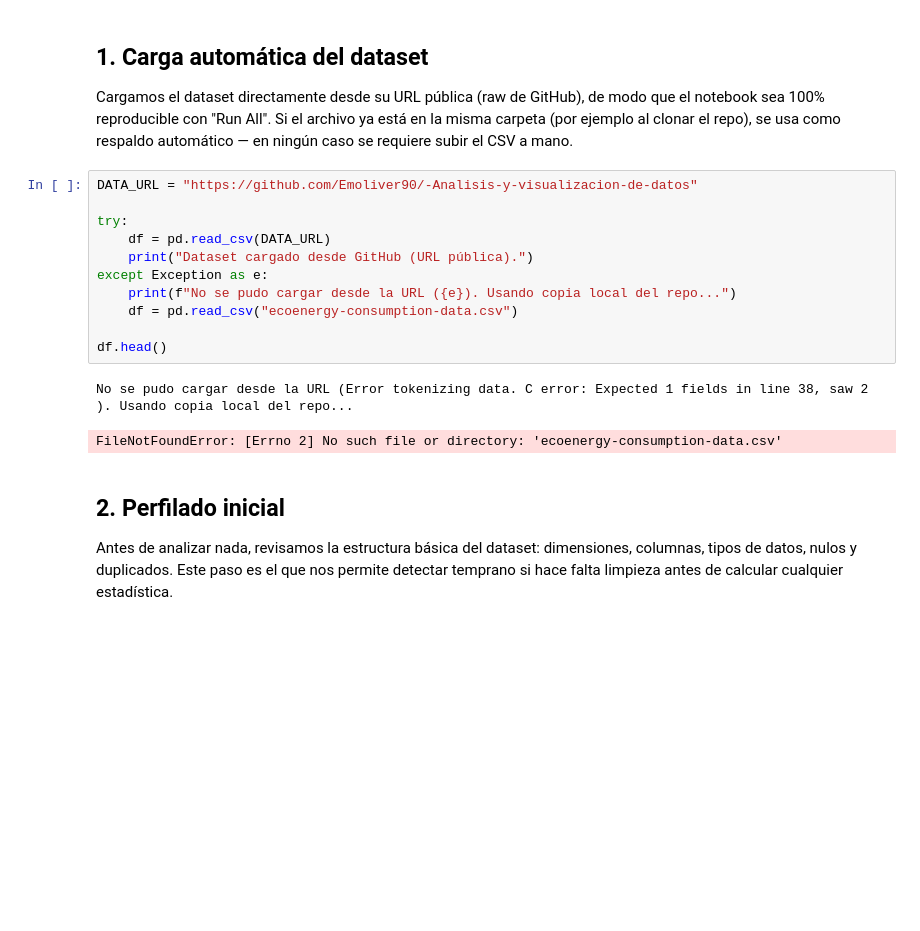
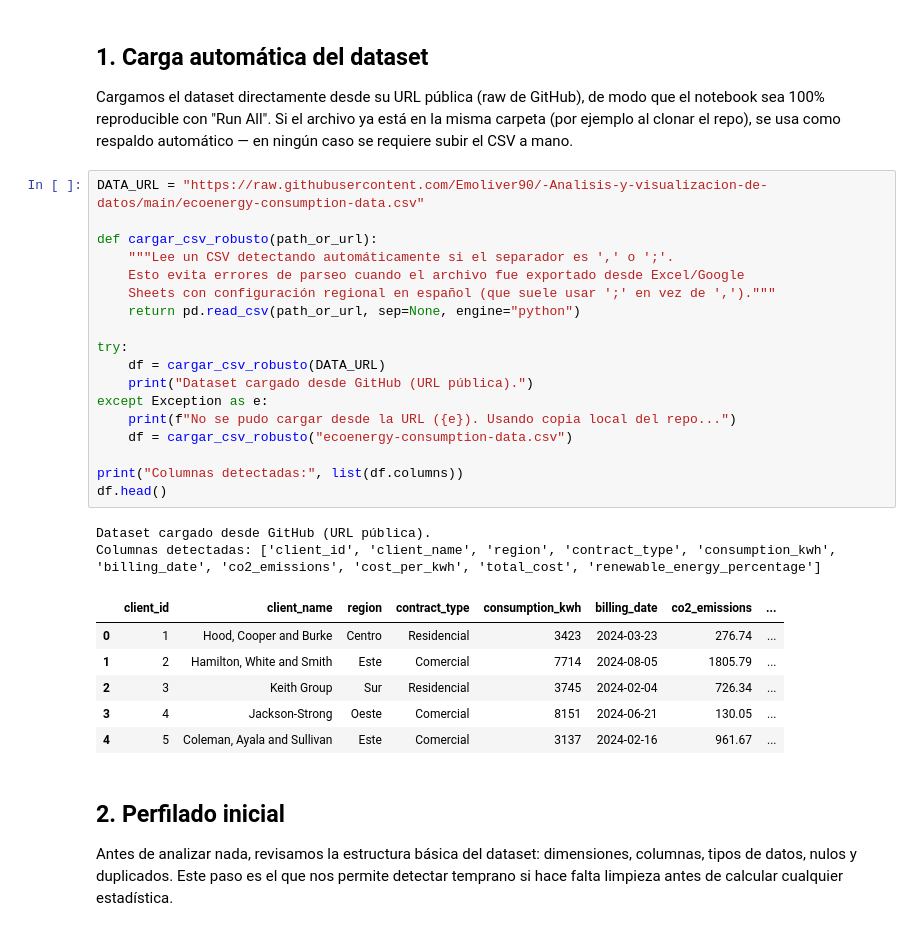
Before and after one commit to Emoliver90/-Analisis-y-visualizacion-de-datos, a Jupyter notebook: EcoEnergy_EDA_final.ipynb, the cells around one changed output. Cells and saved outputs as stored; diff of their text form; blank space fills up the shorter version.

```diff
--- a/EcoEnergy_EDA_final.ipynb
+++ b/EcoEnergy_EDA_final.ipynb
@@ -29,20 +29,32 @@ Cargamos el dataset directamente desde su URL pública (raw de GitHub), de modo
 sea 100% reproducible con "Run All". Si el archivo ya está en la misma carpeta (por ejemplo al
 clonar el repo), se usa como respaldo automático — en ningún caso se requiere subir el CSV a mano.
 # %%
-DATA_URL = "https://github.com/Emoliver90/-Analisis-y-visualizacion-de-datos"
+DATA_URL = "https://raw.githubusercontent.com/Emoliver90/-Analisis-y-visualizacion-de-datos/main/ecoenergy-consumption-data.csv"
+
+def cargar_csv_robusto(path_or_url):
+    """Lee un CSV detectando automáticamente si el separador es ',' o ';'.
+    Esto evita errores de parseo cuando el archivo fue exportado desde Excel/Google
+    Sheets con configuración regional en español (que suele usar ';' en vez de ',')."""
+    return pd.read_csv(path_or_url, sep=None, engine="python")
 
 try:
-    df = pd.read_csv(DATA_URL)
+    df = cargar_csv_robusto(DATA_URL)
     print("Dataset cargado desde GitHub (URL pública).")
 except Exception as e:
     print(f"No se pudo cargar desde la URL ({e}). Usando copia local del repo...")
-    df = pd.read_csv("ecoenergy-consumption-data.csv")
+    df = cargar_csv_robusto("ecoenergy-consumption-data.csv")
 
+print("Columnas detectadas:", list(df.columns))
 df.head()
 # %% [output]
-No se pudo cargar desde la URL (Error tokenizing data. C error: Expected 1 fields in line 38, saw 2
-). Usando copia local del repo...
+Dataset cargado desde GitHub (URL pública).
+Columnas detectadas: ['client_id', 'client_name', 'region', 'contract_type', 'consumption_kwh', 'billing_date', 'co2_emissions', 'cost_per_kwh', 'total_cost', 'renewable_energy_percentage']
-FileNotFoundError: [Errno 2] No such file or directory: 'ecoenergy-consumption-data.csv'
+|  | client_id | client_name | region | contract_type | consumption_kwh | billing_date | co2_emissions | ... |
+| 0 | 1 | Hood, Cooper and Burke | Centro | Residencial | 3423 | 2024-03-23 | 276.74 | ... |
+| 1 | 2 | Hamilton, White and Smith | Este | Comercial | 7714 | 2024-08-05 | 1805.79 | ... |
+| 2 | 3 | Keith Group | Sur | Residencial | 3745 | 2024-02-04 | 726.34 | ... |
+| 3 | 4 | Jackson-Strong | Oeste | Comercial | 8151 | 2024-06-21 | 130.05 | ... |
+| 4 | 5 | Coleman, Ayala and Sullivan | Este | Comercial | 3137 | 2024-02-16 | 961.67 | ... |
 # %% [markdown]
 ## 2. Perfilado inicial
 
```
Also changed, not shown: parts of 3 cells of this notebook.
